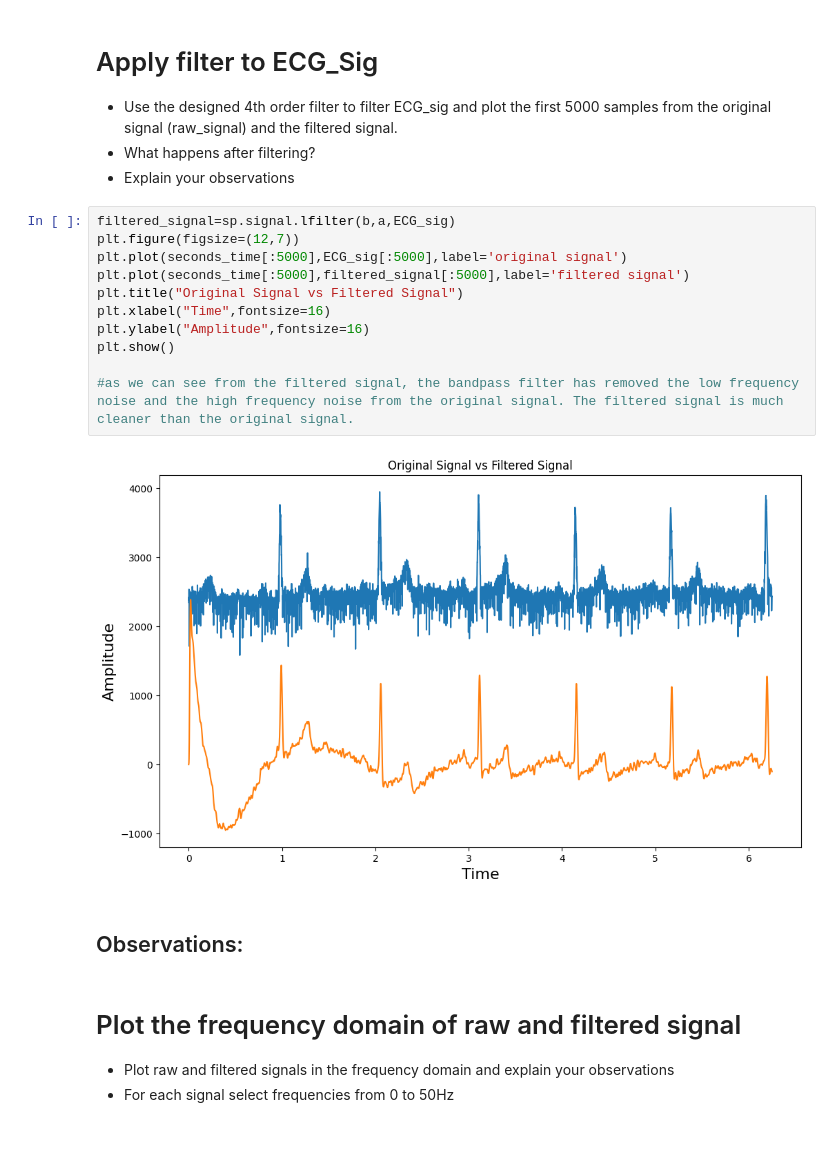
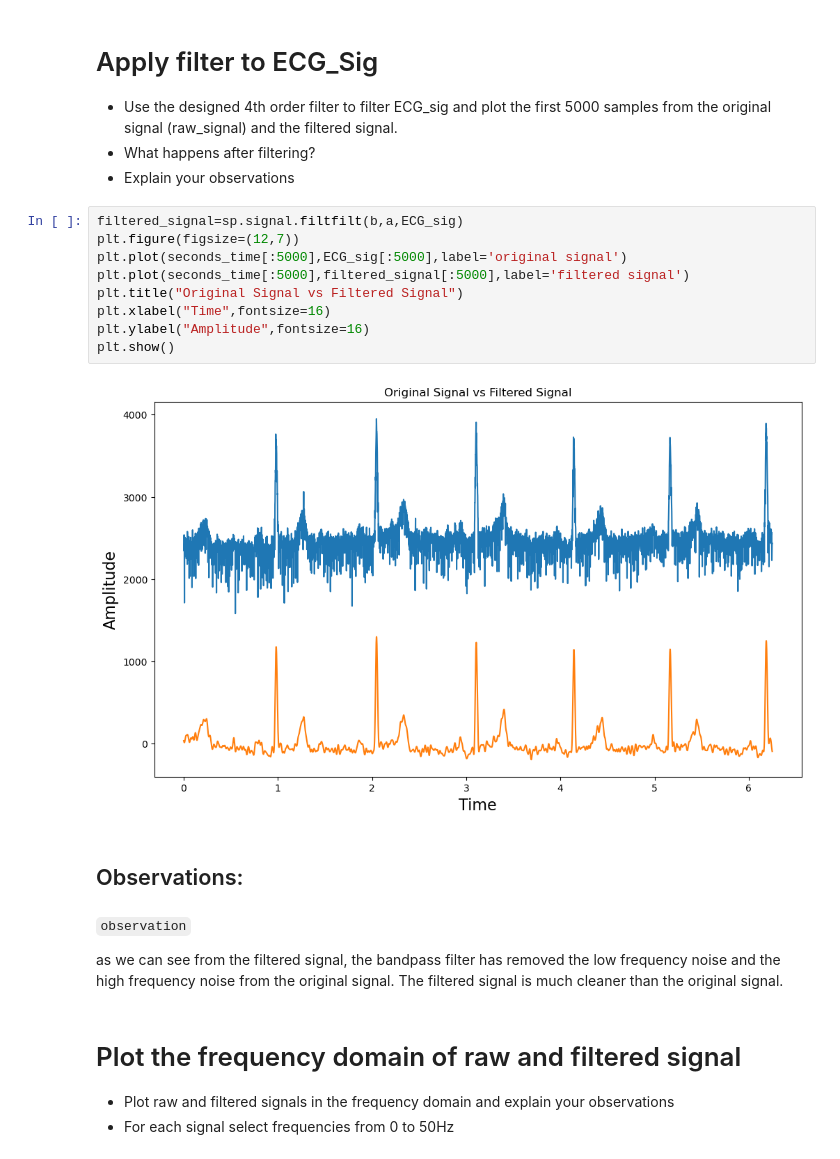
Before and after one commit to OmarNasri/DTEK0042-exer1, a Jupyter notebook: moodle.utu.fi_pluginfile.php_1707247_mod_resource_content_1_DTEK0042 Exercise 2.ipynb, the cells around one changed output. Saved outputs shown, nothing was run; the diff lists cells and outputs as text.

```diff
--- a/moodle.utu.fi_pluginfile.php_1707247_mod_resource_content_1_DTEK0042 Exercise 2.ipynb
+++ b/moodle.utu.fi_pluginfile.php_1707247_mod_resource_content_1_DTEK0042 Exercise 2.ipynb
@@ -143,20 +162,22 @@ plt.show()
 * What happens after filtering?
 * Explain your observations
 # %%
-filtered_signal=sp.signal.lfilter(b,a,ECG_sig)
+filtered_signal=sp.signal.filtfilt(b,a,ECG_sig)
 plt.figure(figsize=(12,7))
 plt.plot(seconds_time[:5000],ECG_sig[:5000],label='original signal')
 plt.plot(seconds_time[:5000],filtered_signal[:5000],label='filtered signal')
 plt.title("Original Signal vs Filtered Signal")
 plt.xlabel("Time",fontsize=16)
 plt.ylabel("Amplitude",fontsize=16)
 plt.show()
-
-#as we can see from the filtered signal, the bandpass filter has removed the low frequency noise and the high frequency noise from the original signal. The filtered signal is much cleaner than the original signal.
 # %% [output]
-[figure, old version]
+[figure, new version]
 # %% [markdown]
 ## Observations:
+# %% [markdown]
+`observation`
+
+as we can see from the filtered signal, the bandpass filter has removed the low frequency noise and the high frequency noise from the original signal. The filtered signal is much cleaner than the original signal.
 # %% [markdown]
 # Plot the frequency domain of raw and filtered signal
 * Plot raw and filtered signals in the frequency domain and explain your observations
```
Also changed, not shown: parts of 9 cells of this notebook.
